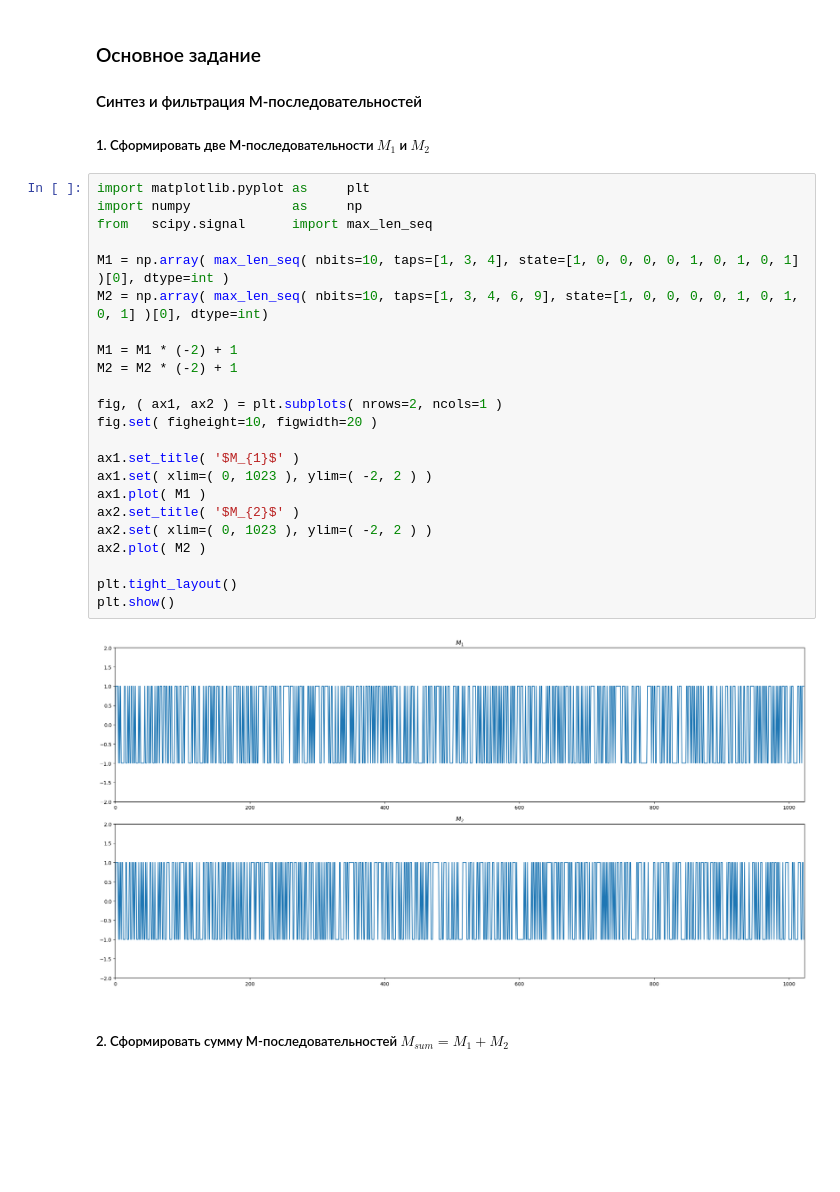
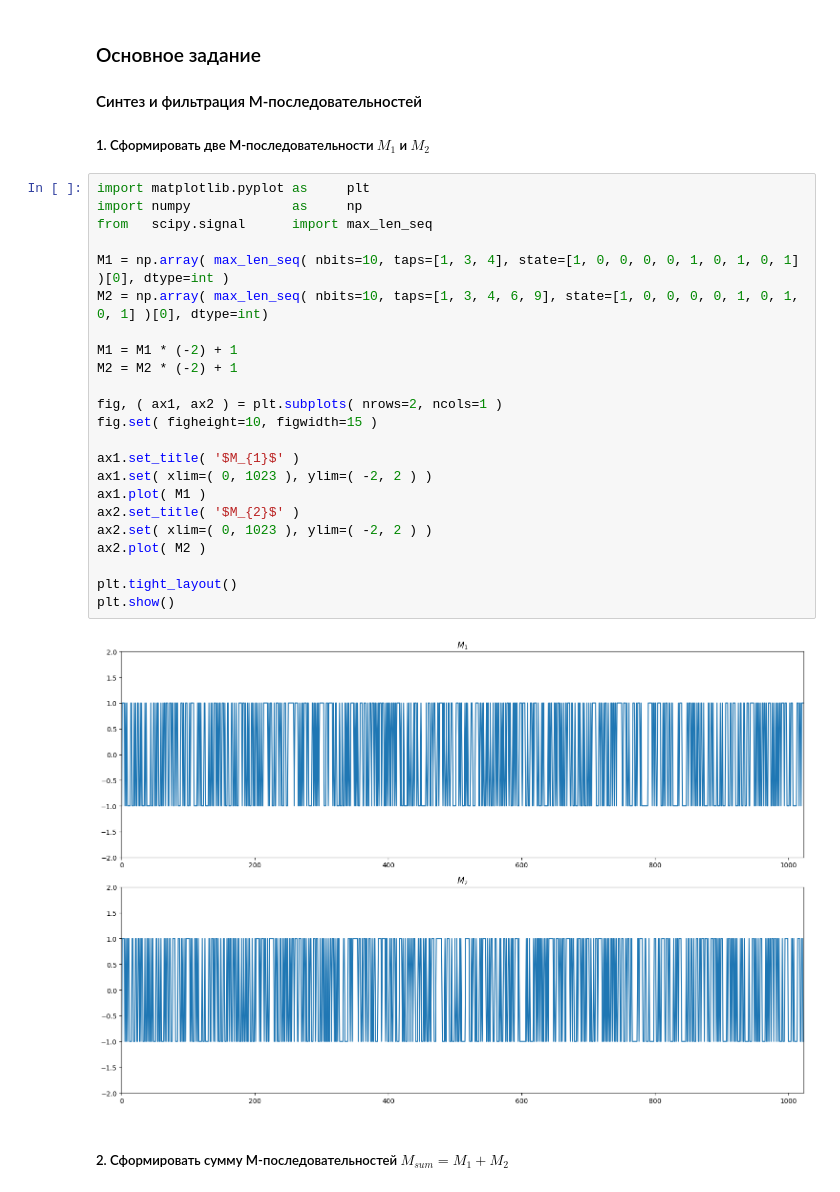
Before and after one commit to dmPetrow/labs_dsp, a Jupyter notebook: lab1.ipynb, the cells around one changed output. Cells and saved outputs as stored; diff of their text form; blank space fills up the shorter version.

```diff
--- a/lab1.ipynb
+++ b/lab1.ipynb
@@ -12,28 +12,28 @@
 # %%
 import matplotlib.pyplot as     plt
 import numpy             as     np
 from   scipy.signal      import max_len_seq
 
 M1 = np.array( max_len_seq( nbits=10, taps=[1, 3, 4], state=[1, 0, 0, 0, 0, 1, 0, 1, 0, 1] )[0], dtype=int )
 M2 = np.array( max_len_seq( nbits=10, taps=[1, 3, 4, 6, 9], state=[1, 0, 0, 0, 0, 1, 0, 1, 0, 1] )[0], dtype=int)
 
 M1 = M1 * (-2) + 1
 M2 = M2 * (-2) + 1
 
 fig, ( ax1, ax2 ) = plt.subplots( nrows=2, ncols=1 )
-fig.set( figheight=10, figwidth=20 )
+fig.set( figheight=10, figwidth=15 )
 
 ax1.set_title( '$M_{1}$' )
 ax1.set( xlim=( 0, 1023 ), ylim=( -2, 2 ) )
 ax1.plot( M1 )
 ax2.set_title( '$M_{2}$' )
 ax2.set( xlim=( 0, 1023 ), ylim=( -2, 2 ) )
 ax2.plot( M2 )
 
 plt.tight_layout()
 plt.show()
 # %% [output]
-[figure, old version]
+[figure, new version]
 # %% [markdown]
 ##### 2. Сформировать сумму M-последовательностей $M_{sum} = M_1 + M_2$
 # %%
```
Also changed, not shown: parts of 7 cells of this notebook.
